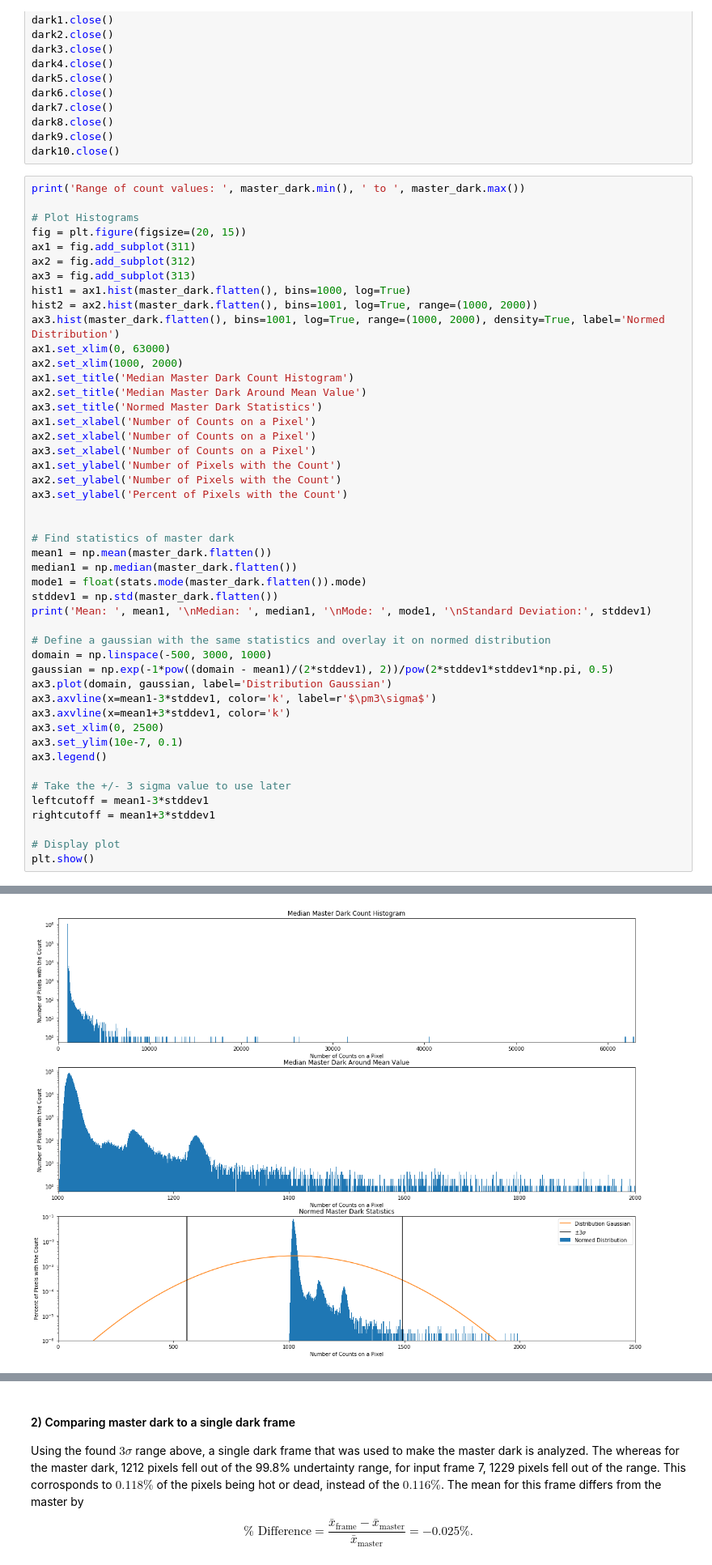
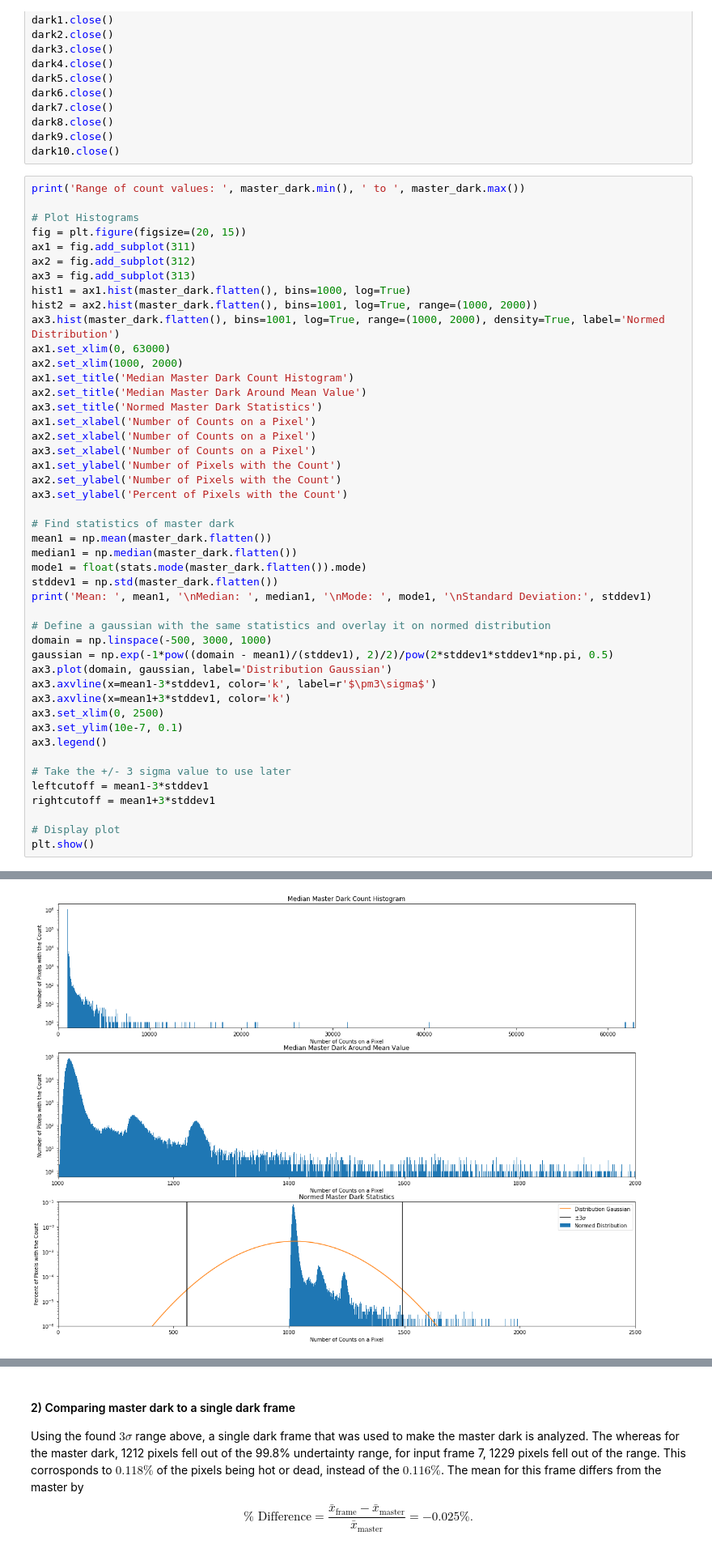
Before and after one commit to berylcczhang/ast443-nyc, a Jupyter notebook: lab0/jupyter/lab0_analysis.ipynb, the cells around one changed output, grey strips where cells are left out. Shown: that part at 81% size. Drawn from its saved outputs; the diff is of its cells as text.

```diff
--- a/lab0/jupyter/lab0_analysis.ipynb
+++ b/lab0/jupyter/lab0_analysis.ipynb
@@ -98,37 +98,36 @@ ax1.set_ylabel('Number of Pixels with the Count')
 ax2.set_ylabel('Number of Pixels with the Count')
 ax3.set_ylabel('Percent of Pixels with the Count')
 
-
 # Find statistics of master dark
 mean1 = np.mean(master_dark.flatten())
 median1 = np.median(master_dark.flatten())
 mode1 = float(stats.mode(master_dark.flatten()).mode)
 stddev1 = np.std(master_dark.flatten())
 print('Mean: ', mean1, '\nMedian: ', median1, '\nMode: ', mode1, '\nStandard Deviation:', stddev1)
 
 # Define a gaussian with the same statistics and overlay it on normed distribution
 domain = np.linspace(-500, 3000, 1000)
-gaussian = np.exp(-1*pow((domain - mean1)/(2*stddev1), 2))/pow(2*stddev1*stddev1*np.pi, 0.5)
+gaussian = np.exp(-1*pow((domain - mean1)/(stddev1), 2)/2)/pow(2*stddev1*stddev1*np.pi, 0.5)
 ax3.plot(domain, gaussian, label='Distribution Gaussian')
 ax3.axvline(x=mean1-3*stddev1, color='k', label=r'$\pm3\sigma$')
 ax3.axvline(x=mean1+3*stddev1, color='k')
 ax3.set_xlim(0, 2500)
 ax3.set_ylim(10e-7, 0.1)
 ax3.legend()
 
 # Take the +/- 3 sigma value to use later
 leftcutoff = mean1-3*stddev1
 rightcutoff = mean1+3*stddev1
 
 # Display plot
 plt.show()
 # %% [output]
 Range of count values:  1002.0  to  62865.0
 Mean:  1025.4666481018066
 Median:  1020.0
 Mode:  1019.0
 Standard Deviation: 155.56164951672068
-[figure, old version]
+[figure, new version]
 # %%
 # How many pixels are out of the count uncertainty to 3 sigma and what fraction is that?
 print('3 sigma range: ', leftcutoff, ' to ', rightcutoff)
```
Also changed, not shown: parts of 14 cells of this notebook.
